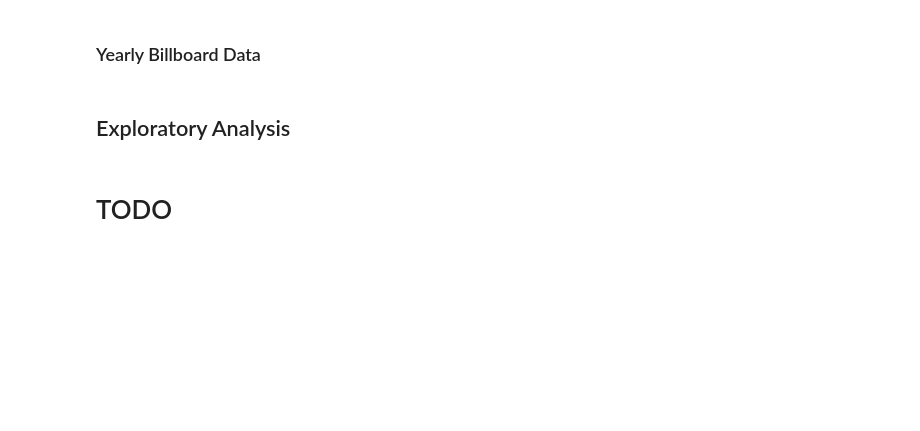
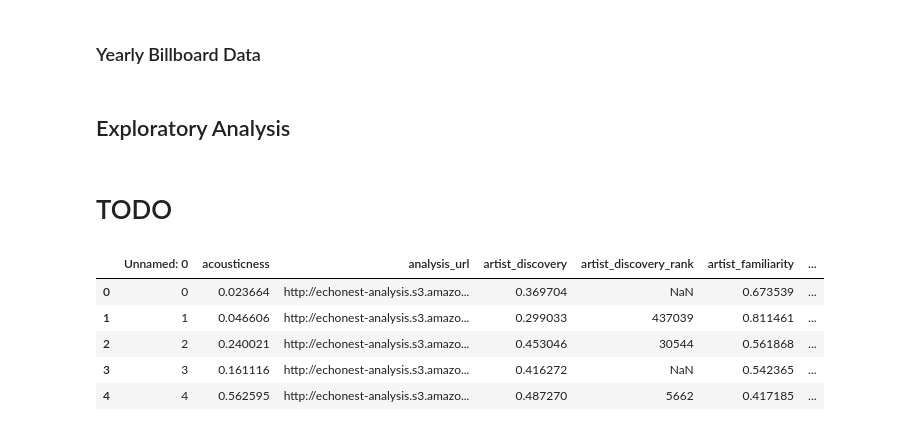
Before and after one commit to matlisa/crimsondance, a Jupyter notebook: Final iPython Turning In.ipynb, the cells around one changed output. Drawn from its saved outputs; the diff is of its cells as text; code cells hidden in the pictures; blank space fills up the shorter version.

```diff
--- a/Final iPython Turning In.ipynb
+++ b/Final iPython Turning In.ipynb
@@ -461,3 +461,14 @@ We make API calls once more with this updated data.
 ## Exploratory Analysis
 # %% [markdown]
 # TODO
+# %%
+# read in the data
+finaldata=pd.read_csv("./tempdata/df_all_cleaned4.csv")
+finaldata.head()
+# %% [output]
+|  | Unnamed: 0 | acousticness | analysis_url | artist_discovery | artist_discovery_rank | artist_familiarity | ... |
+| 0 | 0 | 0.023664 | http://echonest-analysis.s3.amazo... | 0.369704 | NaN | 0.673539 | ... |
+| 1 | 1 | 0.046606 | http://echonest-analysis.s3.amazo... | 0.299033 | 437039 | 0.811461 | ... |
+| 2 | 2 | 0.240021 | http://echonest-analysis.s3.amazo... | 0.453046 | 30544 | 0.561868 | ... |
+| 3 | 3 | 0.161116 | http://echonest-analysis.s3.amazo... | 0.416272 | NaN | 0.542365 | ... |
+| 4 | 4 | 0.562595 | http://echonest-analysis.s3.amazo... | 0.487270 | 5662 | 0.417185 | ... |
```
Also changed, not shown: parts of 3 cells of this notebook, 1 other file.
